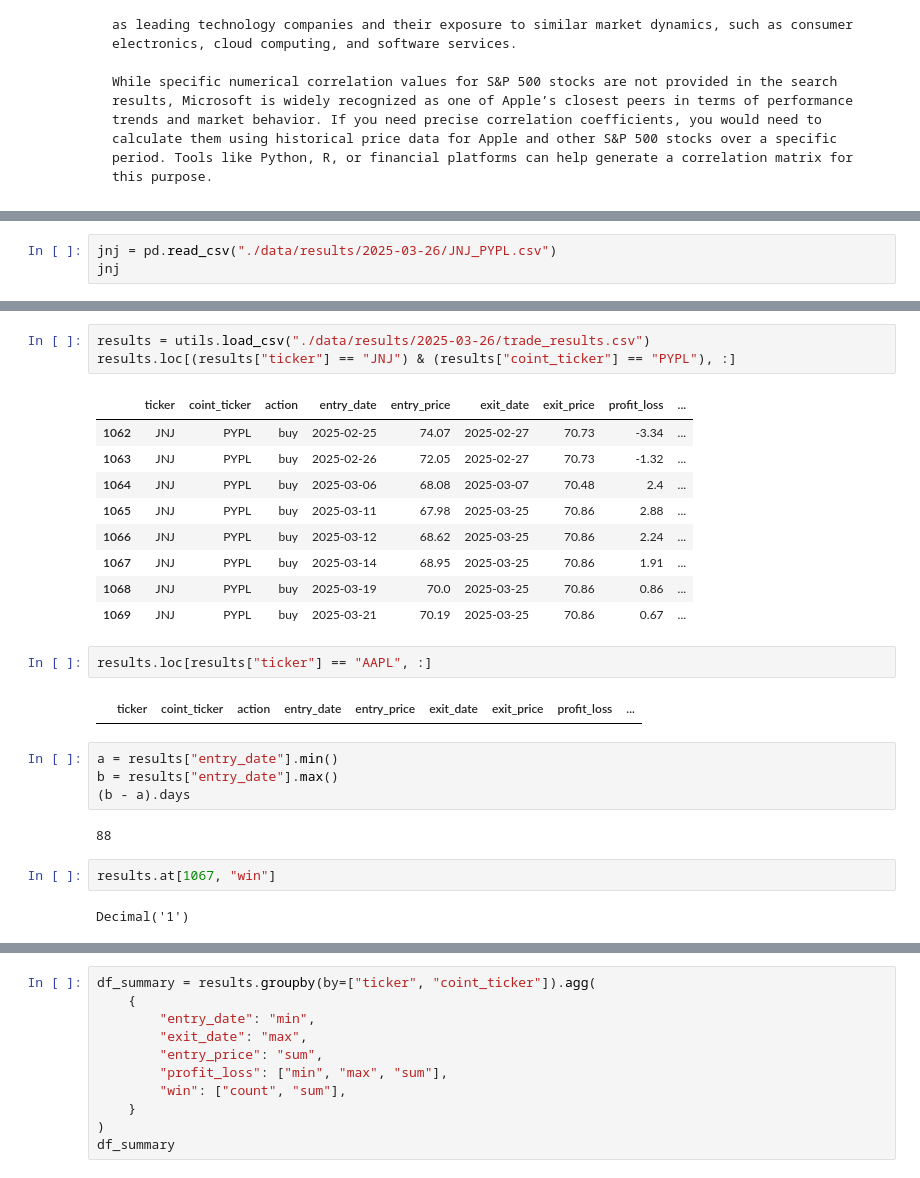
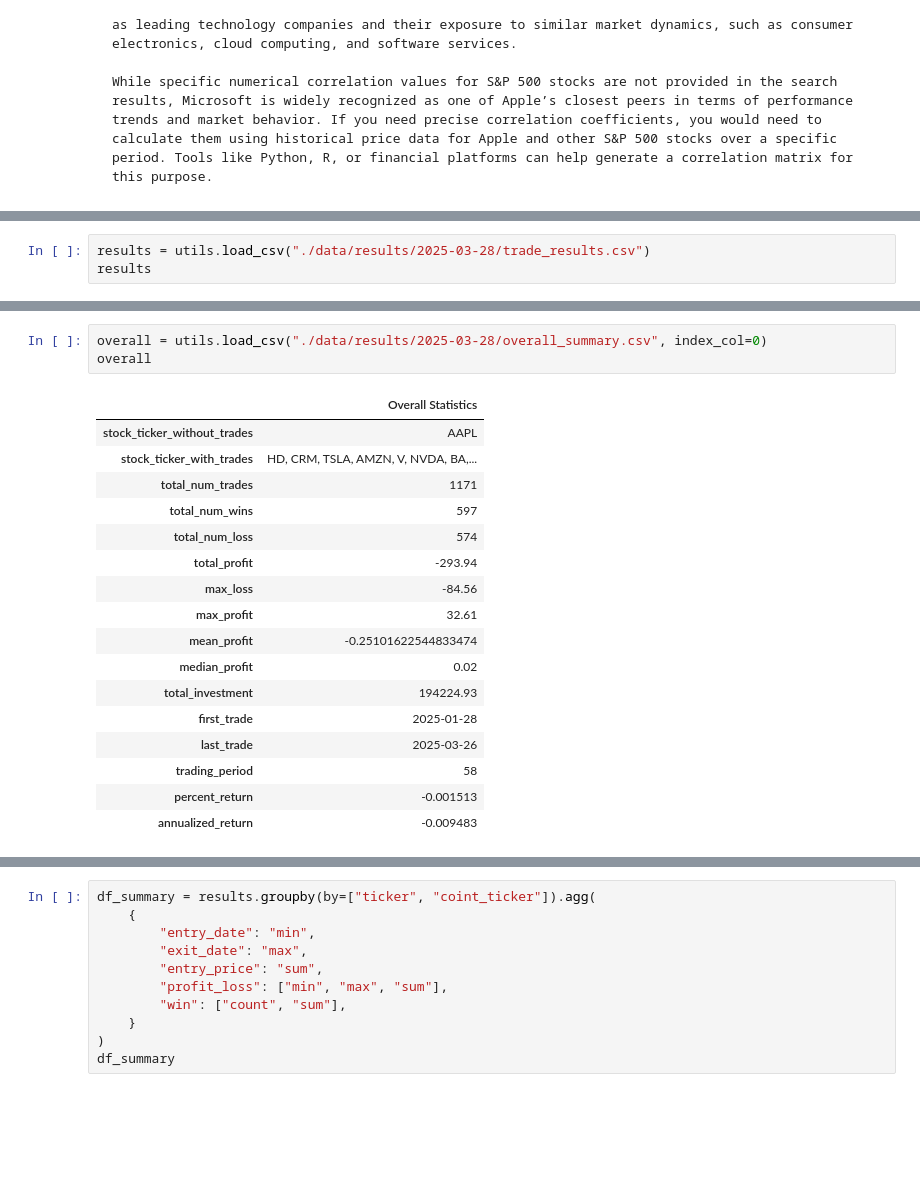
Before and after one commit to CKAbundant/sentiment, a Jupyter notebook: poc.ipynb, the cells around one changed output, grey strips where cells are left out. Drawn from its saved outputs; the diff is of its cells as text; blank space fills up the shorter version.

```diff
--- a/poc.ipynb
+++ b/poc.ipynb
@@ -583,4 +525,4 @@ df_av
 # %%
-jnj = pd.read_csv("./data/results/2025-03-26/JNJ_PYPL.csv")
-jnj
+results = utils.load_csv("./data/results/2025-03-28/trade_results.csv")
+results
 # %% [output]
@@ -604,27 +555,21 @@ jnj
 # %%
-results = utils.load_csv("./data/results/2025-03-26/trade_results.csv")
-results.loc[(results["ticker"] == "JNJ") & (results["coint_ticker"] == "PYPL"), :]
+overall = utils.load_csv("./data/results/2025-03-28/overall_summary.csv", index_col=0)
+overall
 # %% [output]
-|  | ticker | coint_ticker | action | entry_date | entry_price | exit_date | exit_price | profit_loss | ... |
-| 1062 | JNJ | PYPL | buy | 2025-02-25 | 74.07 | 2025-02-27 | 70.73 | -3.34 | ... |
-| 1063 | JNJ | PYPL | buy | 2025-02-26 | 72.05 | 2025-02-27 | 70.73 | -1.32 | ... |
-| 1064 | JNJ | PYPL | buy | 2025-03-06 | 68.08 | 2025-03-07 | 70.48 | 2.4 | ... |
-| 1065 | JNJ | PYPL | buy | 2025-03-11 | 67.98 | 2025-03-25 | 70.86 | 2.88 | ... |
-| 1066 | JNJ | PYPL | buy | 2025-03-12 | 68.62 | 2025-03-25 | 70.86 | 2.24 | ... |
-| 1067 | JNJ | PYPL | buy | 2025-03-14 | 68.95 | 2025-03-25 | 70.86 | 1.91 | ... |
-| 1068 | JNJ | PYPL | buy | 2025-03-19 | 70.0 | 2025-03-25 | 70.86 | 0.86 | ... |
-| 1069 | JNJ | PYPL | buy | 2025-03-21 | 70.19 | 2025-03-25 | 70.86 | 0.67 | ... |
+|  | Overall Statistics |
+| stock_ticker_without_trades | AAPL |
+| stock_ticker_with_trades | HD, CRM, TSLA, AMZN, V, NVDA, BA,... |
+| total_num_trades | 1171 |
+| total_num_wins | 597 |
+| total_num_loss | 574 |
+| total_profit | -293.94 |
+| max_loss | -84.56 |
+| max_profit | 32.61 |
+| mean_profit | -0.25101622544833474 |
+| median_profit | 0.02 |
+| total_investment | 194224.93 |
+| first_trade | 2025-01-28 |
+| last_trade | 2025-03-26 |
+| trading_period | 58 |
+| percent_return | -0.001513 |
+| annualized_return | -0.009483 |
-# %%
-results.loc[results["ticker"] == "AAPL", :]
-# %% [output]
-|  | ticker | coint_ticker | action | entry_date | entry_price | exit_date | exit_price | profit_loss | ... |
-# %%
-a = results["entry_date"].min()
-b = results["entry_date"].max()
-(b - a).days
-# %% [output]
-88
-# %%
-results.at[1067, "win"]
-# %% [output]
-Decimal('1')
```
Also changed, not shown: parts of 44 cells of this notebook, 7 other files.
